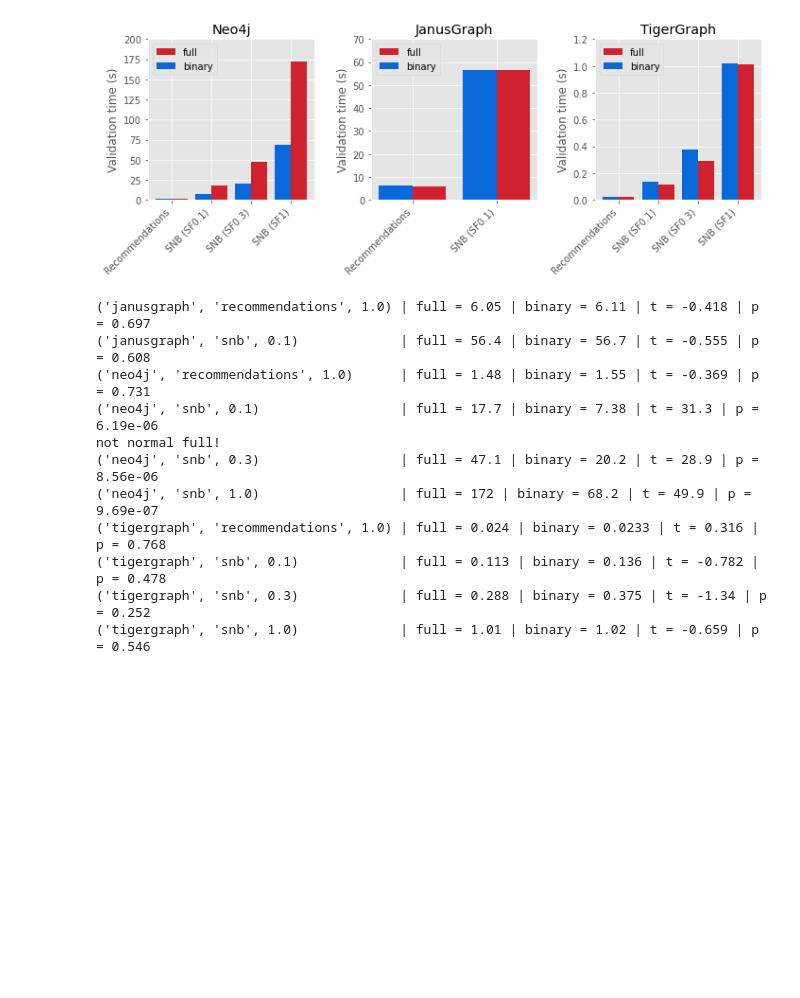
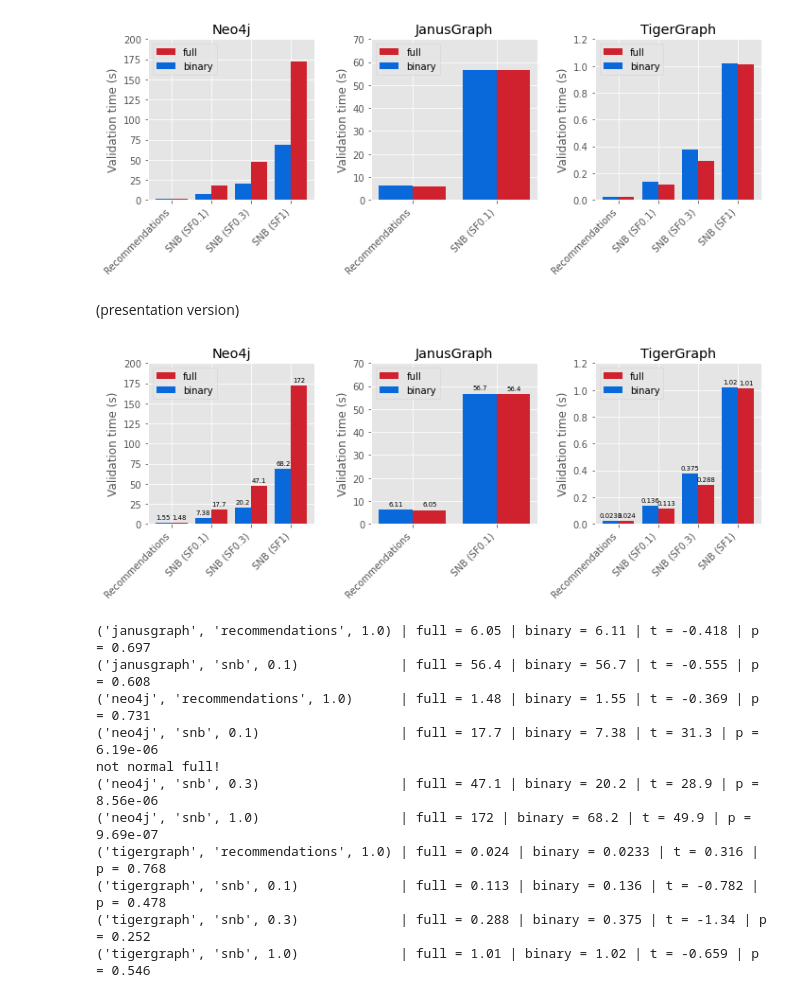
Before and after one commit to nimobeeren/thesis, a Jupyter notebook: analysis/analysis.ipynb, the cells around one changed output. Cells and saved outputs as stored; diff of their text form; code cells hidden in the pictures; blank space fills up the shorter version.

Commit message:
generate plots for presentation

```diff
--- a/analysis/analysis.ipynb
+++ b/analysis/analysis.ipynb
@@ -278,6 +278,55 @@ fig.savefig("../docs/figures/results-variant-paper.pdf")
 plt.show()
 # %% [output]
 [figure]
+# %% [markdown]
+(presentation version)
+# %%
+def generate_label(row):
+    if row.dataset == "recommendations":
+        return f"{format(row.dataset)}"
+    else:
+        return f"{format(row.dataset)} (SF{row.scale:.1g})"
+
+
+def plot_dataset_scale_variant_per_db(ax, db):
+    df_filtered = df[
+        (df.database == db) & (df.violations == "none")
+    ]
+
+    full = df_filtered[df_filtered.variant == "full"]
+    binary = df_filtered[df_filtered.variant == "binary"]
+    full_means = full.groupby(["dataset", "scale"]).mean().reset_index()
+    binary_means = binary.groupby(["dataset", "scale"]).mean().reset_index()
+
+    labels = full_means.apply(generate_label, axis=1)
+    y = np.arange(len(labels))
+    width = 0.4
+
+    rects1 = ax.bar(y + width/2, full_means.time / 1000, width, label="full")
+    rects2 = ax.bar(y - width/2, binary_means.time / 1000, width, label="binary")
+    ax.set_xticks(y)
+    ax.set_xticklabels(labels, ha="right")
+    ax.tick_params(axis="x", labelrotation=45)
+    ax.set_ylabel("Validation time (s)")
+    ax.set_title(format(db))
+    ax.legend(loc="upper left")
+
+    ax.bar_label(rects1, padding=3, fontsize="x-small",  fmt="%.3g")
+    ax.bar_label(rects2, padding=3, fontsize="x-small",  fmt="%.3g")
+
+
+fig, axs = plt.subplots(1, 3, figsize=(10, 4))
+plot_dataset_scale_variant_per_db(axs[0], "neo4j")
+axs[0].set_ylim([0, 200])
+plot_dataset_scale_variant_per_db(axs[1], "janusgraph")
+axs[1].set_ylim([0, 70])
+plot_dataset_scale_variant_per_db(axs[2], "tigergraph")
+axs[2].set_ylim([0, 1.2])
+fig.tight_layout()
+fig.savefig("../docs/figures/results-variant-presentation.pdf")
+plt.show()
+# %% [output]
+[figure, added]
 # %%
 df_filtered = df[df.violations == "none"]
 for name, group in df_filtered.groupby(["database", "dataset", "scale"]):
```
Also changed, not shown: 4 other files.
